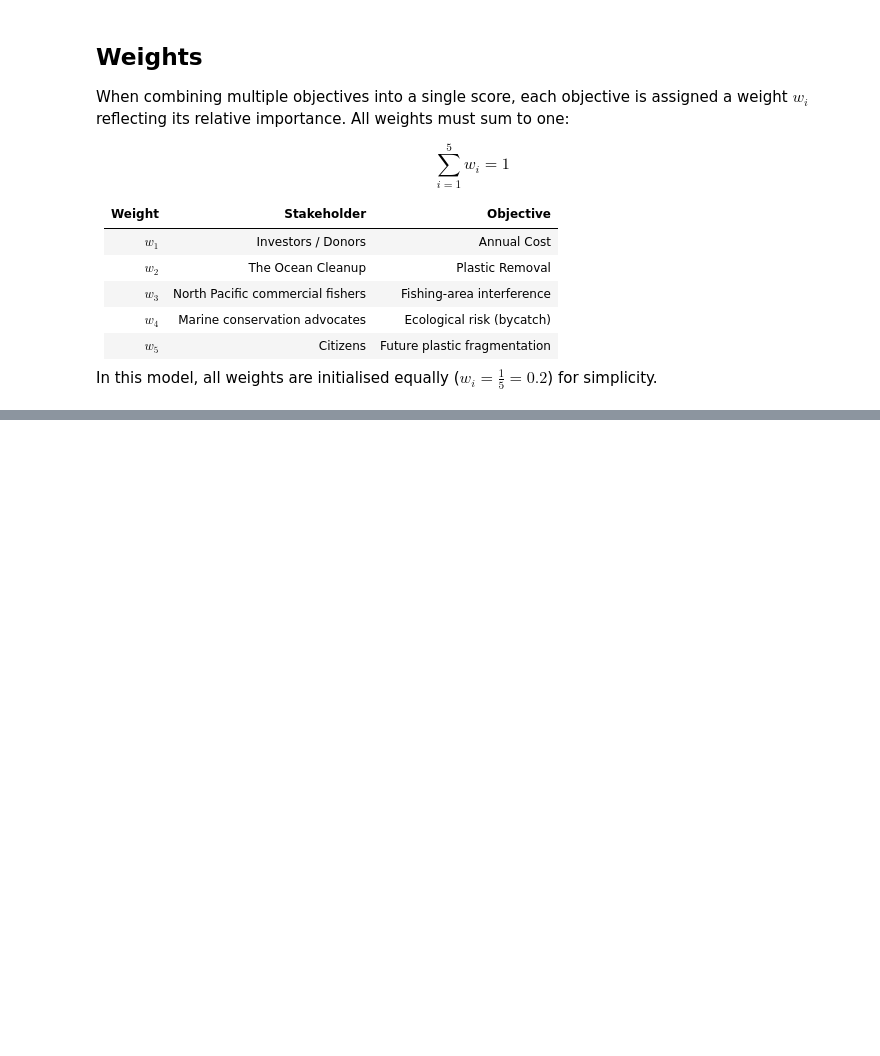
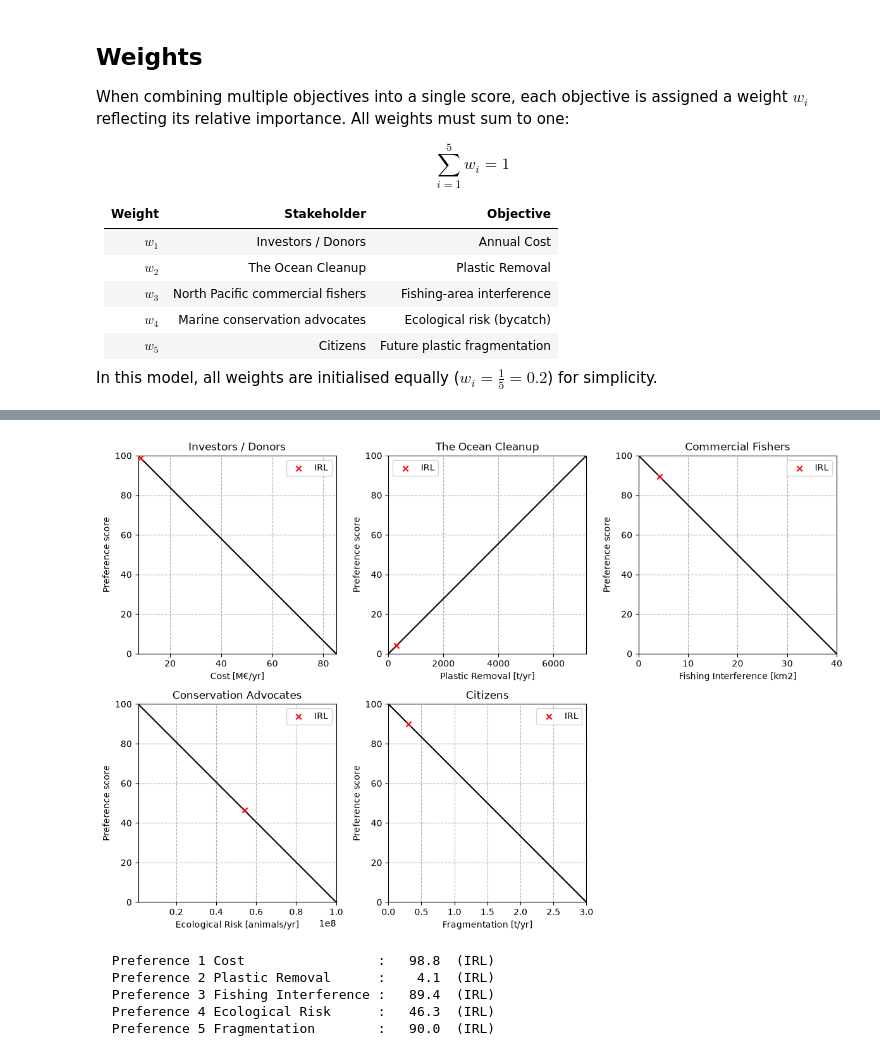
Before and after one commit to LeoLoze/-The_Ocean_CleanUp_System_03-, a Jupyter notebook: Civil-Engineering-Systems-Design-main/Our project/OceanCleanup_System03.ipynb, the cells around one changed output, grey strips where cells are left out. Saved outputs shown, nothing was run; the diff lists cells and outputs as text; code cells hidden in the pictures; blank space fills up the shorter version.

Commit message:
implementing functions
started implementing functions based on the constants, running the functions. implementing preference curves and finally running the Optimisation with the generic algorithm

```diff
--- a/Civil-Engineering-Systems-Design-main/Our project/OceanCleanup_System03.ipynb
+++ b/Civil-Engineering-Systems-Design-main/Our project/OceanCleanup_System03.ipynb
@@ -367,40 +403,54 @@ Each preference curve is then combined with its corresponding objective function
 # %%
-# Define preferences
-prefs_before = [[[150000, 4250000],             [100, 0]],          # preference cost
-                [[8, 350],                      [0, 100]],          # preference plastic removal
-                [[0, 80000, 150000, 375000],    [0, 100, 50, 0]],   # preference fishing-area interference
-                [[2, 9.5],                      [100, 0]],          # preference ecological risk (bycatch)
-                [[12500000, 250000000],                [0, 100]]]   # preference future plastic fragmentation
+# Define preferences: [[objective values], [preference scores]]
+# Two points per stakeholder (linear): the value they consider ideal (100) and unacceptable (0).
+# Values beyond these limits are clipped to 100 or 0 in pref_score below.
 
-pref_after = [[[150000, 2000000, 4250000],      [100, 80, 0]],
-                [[8, 120, 350],                 [0, 60, 100]],
-                [[0, 80000, 150000, 375000],    [0, 100, 50, 0]],
-                [[2, 9.5],                      [100, 0]],
-                [[12500000, 250000000],                [0, 100]]]
+prefs_before = [[[7.5, 85],                  [100, 0]],              # preference cost [MEUR/yr]
+                [[0, 7200],                  [0, 100]],              # preference plastic removal [t/yr]
+                [[0, 40],                    [100, 0]],              # preference fishing-area interference [km2]
+                [[1e6, 1e8],                 [100, 0]],              # preference ecological risk (bycatch) [animals/yr]
+                [[0, 3],                     [100, 0]]]              # preference future plastic fragmentation [t/yr]
+
+pref_after = [[[7.5, 85],                    [100, 0]],              # update after the stakeholder game
+              [[0, 7200],                    [0, 100]],
+              [[0, 40],                      [100, 0]],
+              [[1e6, 1e8],                   [100, 0]],
+              [[0, 3],                       [100, 0]]]
 
 prefs = prefs_before  # set to which preferences to use
 
 
+# Maps an objective value onto a 0-100 preference score (clipped outside the two limits)
+def pref_score(pref, value):
+    return np.clip(pchip_interpolate(pref[0], pref[1], value), 0, 100)
+
+
 # Preference curve values for plotting
-# Generate objective value ranges
+# Generate objective value ranges between the two preference points (0 and 100),
+# so each linear curve runs corner to corner and shows as a 45 degree slope
 obj_vals_list = []
-for _, name, _, _ in objectives:
-    obj_vals = np.linspace(*objective_minmax[name])
+for pref in prefs:
+    obj_vals = np.linspace(min(pref[0]), max(pref[0]), 500)
     obj_vals_list.append(obj_vals)
 
 # Generate preference values using interpolation
 pref_vals_list = []
 for pref, obj_vals in zip(prefs, obj_vals_list):
-    pref_vals = pchip_interpolate(pref[0], pref[1], obj_vals)
+    pref_vals = pref_score(pref, obj_vals)
     pref_vals_list.append(pref_vals)
 
 # Plotting the preference curves
 fig, axes = plt.subplots(2, 3, figsize=(12, 8))
 
-for ax, (obj_vals, p_vals), (_, name, unit, stakeholder) in zip(axes.flat, zip(obj_vals_list, pref_vals_list), objectives): # Loop to plot each preference curve in its own subplot
+for ax, obj_vals, p_vals, (obj_func, name, unit, stakeholder), pref in zip(axes.flat, obj_vals_list, pref_vals_list, objectives, prefs): # Loop to plot each preference curve in its own subplot
     ax.plot(obj_vals, p_vals, color='black')
+    if plot_irl:
+        irl_val = obj_func(*X_irl)
+        ax.scatter(irl_val, pref_score(pref, irl_val), color='red', marker='x', zorder=4, label='IRL')
+        ax.legend()
     ax.set_xlim(min(obj_vals), max(obj_vals))
     ax.set_ylim(0, 100)
+    ax.set_box_aspect(1)   # square plot area -> the diagonal is a 45 degree slope
     ax.set_title(stakeholder)
     ax.set_xlabel(f'{name} [{unit}]')
     ax.set_ylabel('Preference score')
@@ -415,46 +465,57 @@ plt.show()
 # Defines preference functions that convert raw objective values to 0-100 preference scores
 def pref_func_1(x1, x2, x3, x4, x5):
     cost = objective_function_1(x1, x2, x3, x4, x5)
-    return pchip_interpolate(prefs[0][0], prefs[0][1], cost)
+    return pref_score(prefs[0], cost)
 
 def pref_func_2(x1, x2, x3, x4, x5):
-    ride = objective_function_2(x1, x2, x3, x4, x5)
-    return pchip_interpolate(prefs[1][0], prefs[1][1],PR)
+    removal = objective_function_2(x1, x2, x3, x4, x5)
+    return pref_score(prefs[1], removal)
 
 def pref_func_3(x1, x2, x3, x4, x5):
-    sed = objective_function_3(x1, x2, x3, x4, x5)
-    return pchip_interpolate(prefs[2][0], prefs[2][1], fish)
+    fishing = objective_function_3(x1, x2, x3, x4, x5)
+    return pref_score(prefs[2], fishing)
 
 def pref_func_4(x1, x2, x3, x4, x5):
-    safe = objective_function_4(x1, x2, x3, x4, x5)
-    return pchip_interpolate(prefs[3][0], prefs[3][1], eco)
+    eco = objective_function_4(x1, x2, x3, x4, x5)
+    return pref_score(prefs[3], eco)
 
 def pref_func_5(x1, x2, x3, x4, x5):
-    econ = objective_function_5(x1, x2, x3, x4, x5)
-    return pchip_interpolate(prefs[4][0], prefs[4][1], FPF)
+    frag = objective_function_5(x1, x2, x3, x4, x5)
+    return pref_score(prefs[4], frag)
 
 pref_funcs = [pref_func_1, pref_func_2, pref_func_3, pref_func_4, pref_func_5]  # list of preference functions for easier handling
+
+# Preference scores of the reference design
+for i, (pf, (_, name, _, _)) in enumerate(zip(pref_funcs, objectives), 1):
+    print(f"  Preference {i} {name:<21}: {float(pf(*X_irl)):6.1f}  (IRL)")
 
 
 def objective(variables):
     """
     Objective function that is fed to the GA. Calles the separate preference functions that are declared above.
 
     :param variables: array with design variable values per member of the population. Can be split by using array
     slicing
     :return: 1D-array with aggregated preference scores for the members of the population.
     """
     x1 = variables[:, 0]
     x2 = variables[:, 1]
     x3 = variables[:, 2]
     x4 = variables[:, 3]
     x5 = variables[:, 4]
 
     # calculate the preference scores
     p_1 = pref_func_1(x1, x2, x3, x4, x5)
     p_2 = pref_func_2(x1, x2, x3, x4, x5)
     p_3 = pref_func_3(x1, x2, x3, x4, x5)
     p_4 = pref_func_4(x1, x2, x3, x4, x5)
     p_5 = pref_func_5(x1, x2, x3, x4, x5)
 
     return weights, [p_1, p_2, p_3, p_4, p_5]
+# %% [output]
+[figure, added]
+  Preference 1 Cost                 :   98.8  (IRL)
+  Preference 2 Plastic Removal      :    4.1  (IRL)
+  Preference 3 Fishing Interference :   89.4  (IRL)
+  Preference 4 Ecological Risk      :   46.3  (IRL)
+  Preference 5 Fragmentation        :   90.0  (IRL)
```
Also changed, not shown: parts of 10 cells of this notebook, 2 other files.
